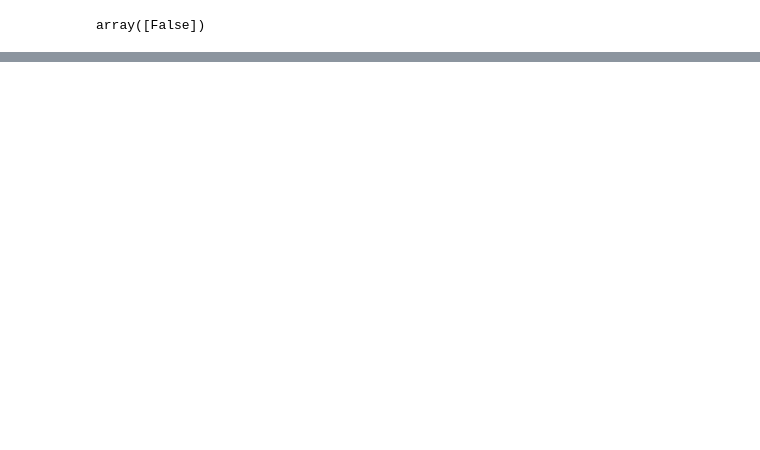
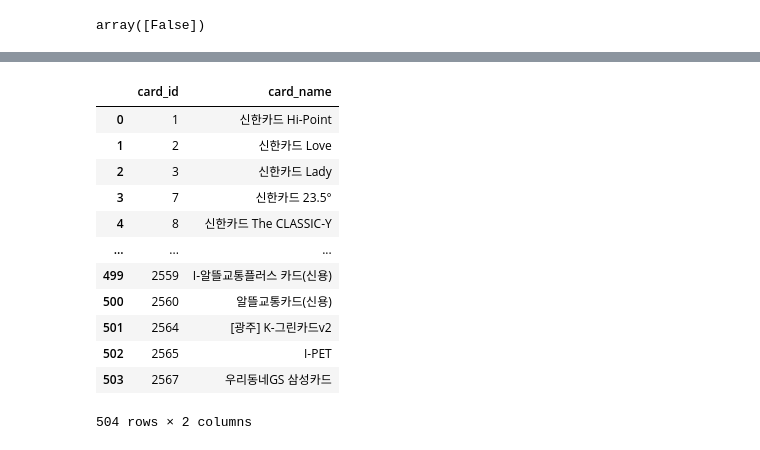
Before and after one commit to Benepick/Benepick, a Jupyter notebook: 벡터db 테스트/ChatGPT Fine-tuning.ipynb, the cells around one changed output, grey strips where cells are left out. Drawn from its saved outputs; the diff is of its cells as text; code cells hidden in the pictures; blank space fills up the shorter version.

```diff
--- a/벡터db 테스트/ChatGPT Fine-tuning.ipynb
+++ b/벡터db 테스트/ChatGPT Fine-tuning.ipynb
@@ -68,0 +76,16 @@ NameError: name 'join' is not defined
+# %%
+cards
+# %% [output]
+|  | card_id | card_name |
+| 0 | 1 | 신한카드 Hi-Point |
+| 1 | 2 | 신한카드 Love |
+| 2 | 3 | 신한카드 Lady |
+| 3 | 7 | 신한카드 23.5° |
+| 4 | 8 | 신한카드 The CLASSIC-Y |
+| ... | ... | ... |
+| 499 | 2559 | I-알뜰교통플러스 카드(신용) |
+| 500 | 2560 | 알뜰교통카드(신용) |
+| 501 | 2564 | [광주] K-그린카드v2 |
+| 502 | 2565 | I-PET |
+| 503 | 2567 | 우리동네GS 삼성카드 |
+504 rows × 2 columns
```
Also changed, not shown: parts of 19 cells of this notebook, 2 other files.
